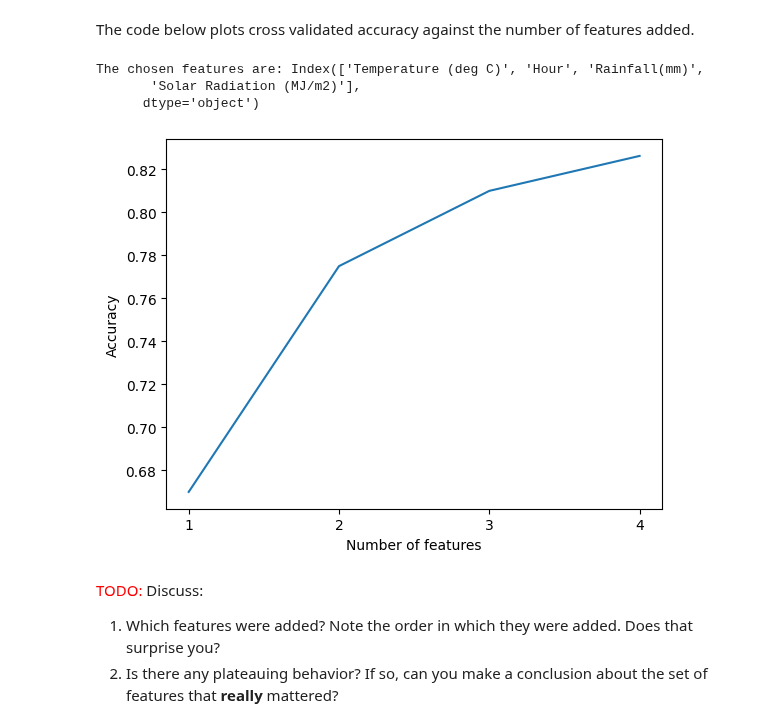
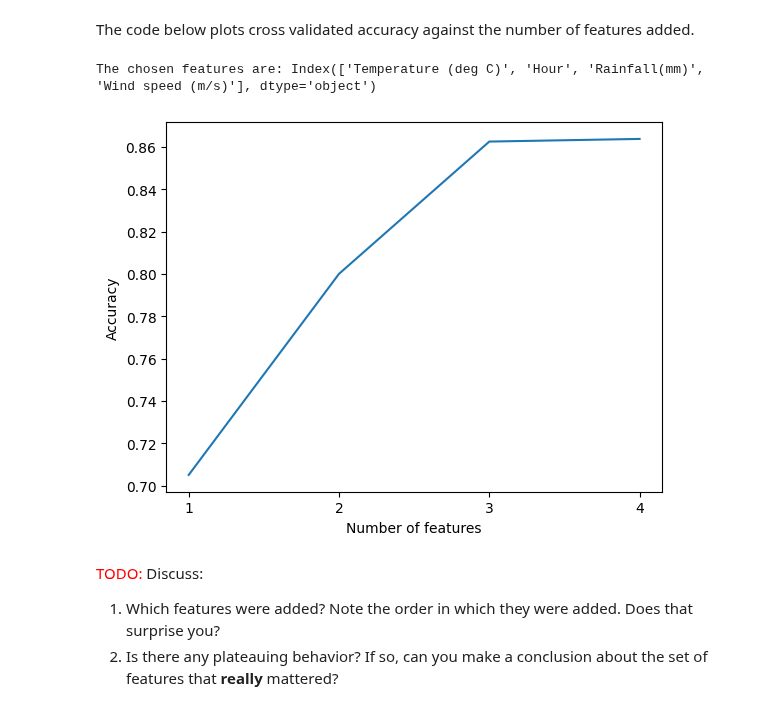
Before and after one commit to nickmvega/machine-learning, a Jupyter notebook: project_2/project2_src_vega_roth.ipynb, the cells around one changed output. Saved outputs shown, nothing was run; the diff lists cells and outputs as text; code cells hidden in the pictures.

```diff
--- a/project_2/project2_src_vega_roth.ipynb
+++ b/project_2/project2_src_vega_roth.ipynb
@@ -277,8 +277,7 @@ class LaplaceKernel:
     def __call__(self, x, y):
         #### TODO: YOUR CODE HERE
         norm = np.linalg.norm(x - y, ord=1)
-        denom = 2 * (self.sigma ** 2)
-        return np.exp(- norm / denom)
+        return np.exp(- norm / self.sigma)
 
 class KernelPerceptron(object):
     def __init__(self, kernel=PolynomialKernel(p = 1), T=1):
@@ -302,7 +301,7 @@ class KernelPerceptron(object):
 
         for _ in range(self.T):
             for i in range(n_samples):
-                if np.sign(np.sum(K[i, :] * self.alpha * y)) != y[i]:
+                if np.sign(np.sum(K[i,:]*self.alpha*y)) != y[i]:
                     self.alpha[i] += 1
 
     def project(self, X):
@@ -382,7 +381,7 @@ Accuracy: 97.50%
 # %%
 #### TODO: YOUR CODE HERE
 # perform regression with Laplace kernel
-model = KernelPerceptron(kernel=LaplaceKernel(sigma = 0.05), T=10)
+model = KernelPerceptron(kernel=LaplaceKernel(sigma = 5), T=10)
 model.fit(Xtrain, ytrain)
 ypred = model.predict(Xtest)
 print('Accuracy: %.2f%%' % (accuracy_score(ytest, ypred) * 100))
@@ -627,7 +624,7 @@ Optimal polynomial accuracy:  : 76.56%
 Accuracy of optimal polynomial on test set: 72.50%
 # %%
 # find best hyperparameter for another kernel from Task 2A
-params = [0.01, 0.05, 0.1, 0.5, 1]
+params = [0.1, 0.5, 1, 5, 10]
 best = []
 
 for param in params:
@@ -847,22 +844,20 @@ def greedy_forward(Xtrain, ytrain, model, k = 5):
 # %% [markdown]
 The code below plots cross validated accuracy against the number of features added.
 # %%
-model = KernelPerceptron(kernel=LaplaceKernel(sigma = 0.05), T=10)
+model = KernelPerceptron(kernel=LaplaceKernel(sigma = 5), T=10)
 
 S, best_acc_list = greedy_forward(Xtrain, ytrain, model)
 print(f'The chosen features are: {feature_names[S]}')
 n_features = len(S)
 plt.figure()
 plt.plot(np.arange(n_features) + 1, best_acc_list)
 plt.xlabel("Number of features")
 plt.ylabel("Accuracy")
 plt.xticks(np.arange(n_features) + 1)
 plt.show()
 # %% [output]
-The chosen features are: Index(['Temperature (deg C)', 'Hour', 'Rainfall(mm)',
-       'Solar Radiation (MJ/m2)'],
-      dtype='object')
+The chosen features are: Index(['Temperature (deg C)', 'Hour', 'Rainfall(mm)', 'Wind speed (m/s)'], dtype='object')
-[figure, old version]
+[figure, new version]
 # %% [markdown]
 <span style="color:red"> TODO: </span> Discuss:
 1. Which features were added? Note the order in which they were added. Does that surprise you?
```
Also changed, not shown: parts of 5 cells of this notebook, 1 other file.
